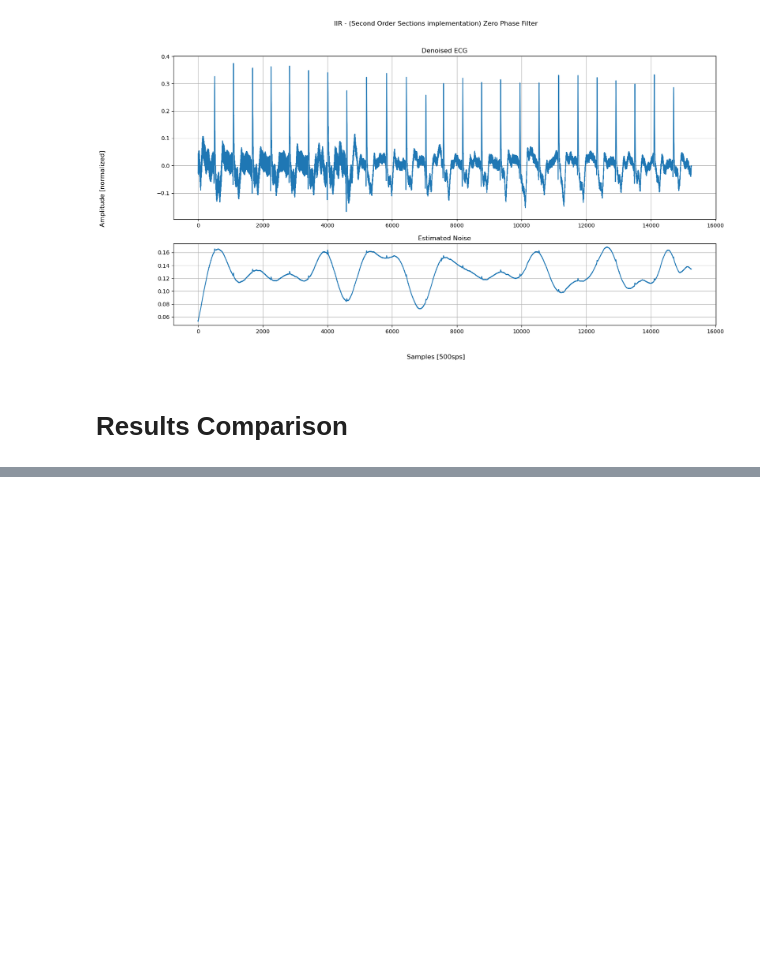
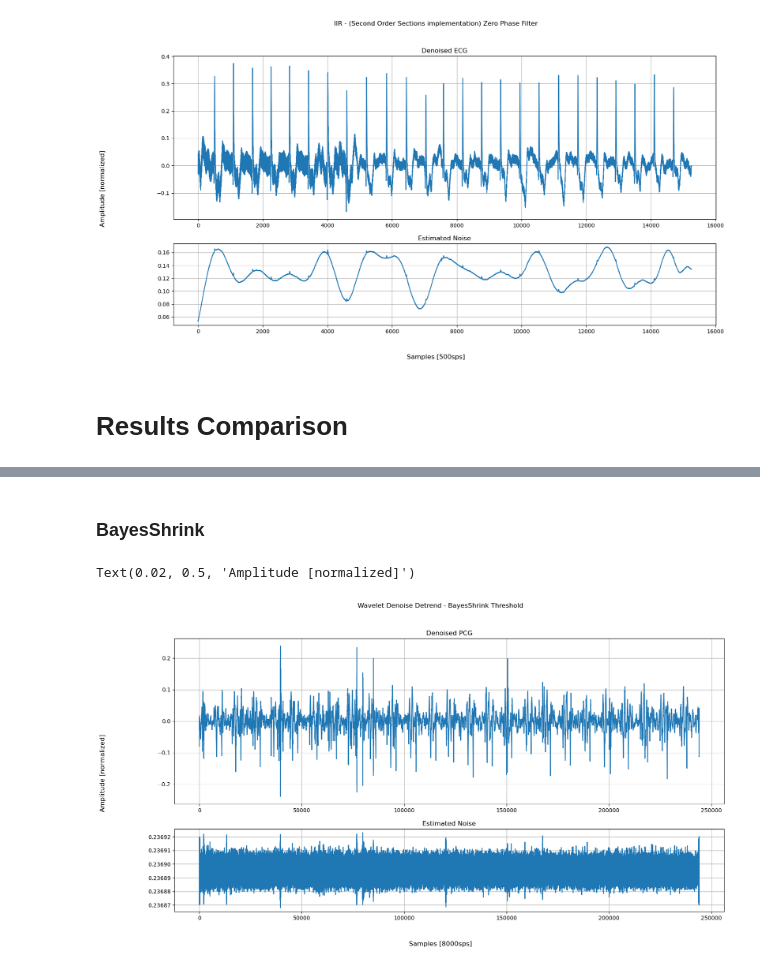
Before and after one commit to DanielProanoGuevara/Multimodal_SQA, a Jupyter notebook: Wavelet_denoising.ipynb, the cells around one changed output, grey strips where cells are left out. Drawn from its saved outputs; the diff is of its cells as text; code cells hidden in the pictures; blank space fills up the shorter version.

```diff
--- a/Wavelet_denoising.ipynb
+++ b/Wavelet_denoising.ipynb
@@ -684,0 +770,26 @@ Paradoxically, the best results are obtained by the Normal Shrink followed by Un
+# %% [markdown]
+### BayesShrink
+# %%
+# Signal Denoise
+PCG_wv_bayes = detrendedWVDenoise(PCG_v, 'coif4', 6, bayesshrink_lambda)
+PCG_e_bayes = residuals (PCG_wv_bayes, PCG_v)
+# noise level metrics
+mse_bayes_pcg =  meanSquareError(PCG_wv_bayes, PCG_v)
+dc_snr_bayes_pcg, ac_snr_bayes_pcg = detrendedSNR(PCG_wv_bayes, PCG_e_bayes)
+#lf_snr_universal_pcg, hf_snr_universal_pcg = frequencySNR(PCG_wv_universal3, PCG_e_universal, 0.5)
+
+# plot
+#Plot data
+fig, axs = plt.subplots(2,1,figsize=(18,9), gridspec_kw={'height_ratios': [2, 1]})
+fig.suptitle('Wavelet Denoise Detrend - BayesShrink Threshold')
+axs[0].plot(PCG_wv_bayes)
+axs[0].set_title('Denoised PCG')
+axs[0].grid()
+axs[1].plot(PCG_e_bayes)
+axs[1].set_title('Estimated Noise')
+axs[1].grid()
+fig.supxlabel('Samples [8000sps]')
+fig.supylabel('Amplitude [normalized]')
+# %% [output]
+Text(0.02, 0.5, 'Amplitude [normalized]')
+[figure, added]
```
Also changed, not shown: parts of 19 cells of this notebook.
